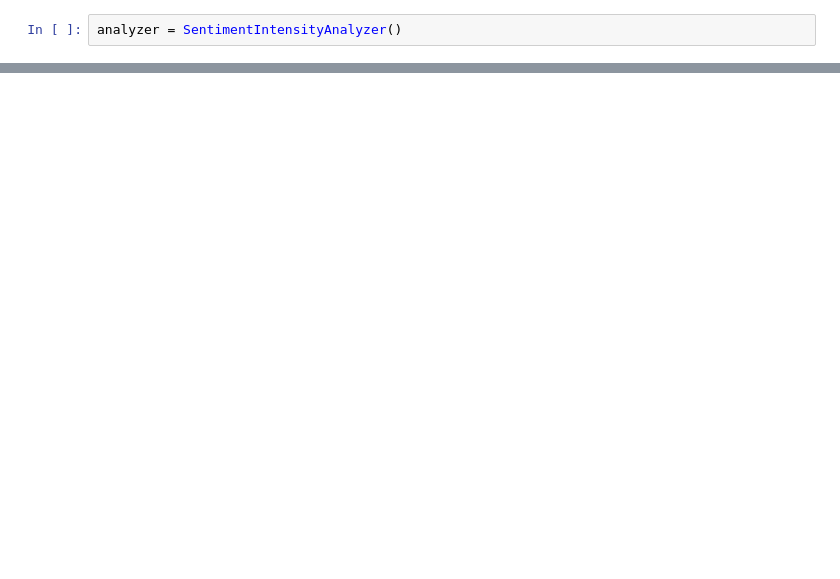
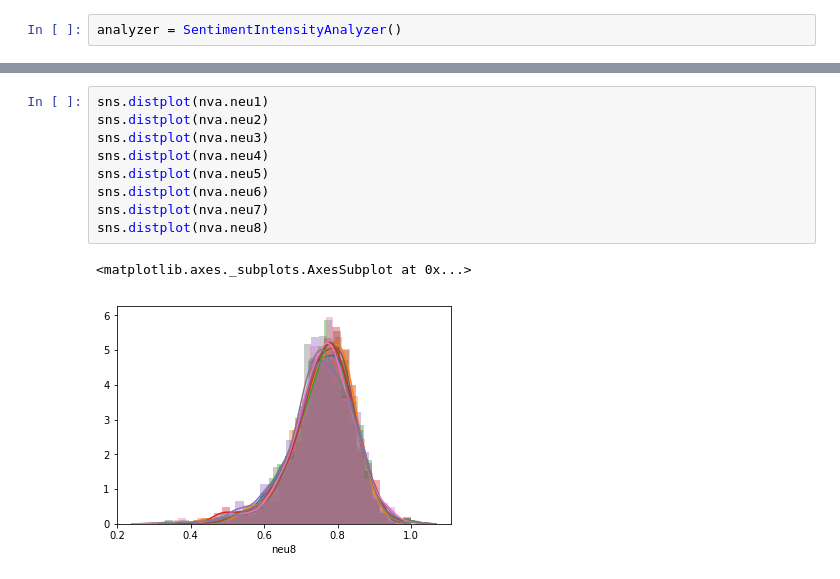
Before and after one commit to hamiltonchangcodes/project_yelp_analysis, a Jupyter notebook: NLP for Vader.ipynb, the cells around one changed output, grey strips where cells are left out. Saved outputs shown, nothing was run; the diff lists cells and outputs as text; blank space fills up the shorter version.

```diff
--- a/NLP for Vader.ipynb
+++ b/NLP for Vader.ipynb
@@ -64,0 +143,12 @@ newlist.to_csv('first1000.csv')
+# %%
+sns.distplot(nva.neu1)
+sns.distplot(nva.neu2)
+sns.distplot(nva.neu3)
+sns.distplot(nva.neu4)
+sns.distplot(nva.neu5)
+sns.distplot(nva.neu6)
+sns.distplot(nva.neu7)
+sns.distplot(nva.neu8)
+# %% [output]
+<matplotlib.axes._subplots.AxesSubplot at 0x...>
+[figure, added]
```
Also changed, not shown: parts of 85 cells of this notebook.
